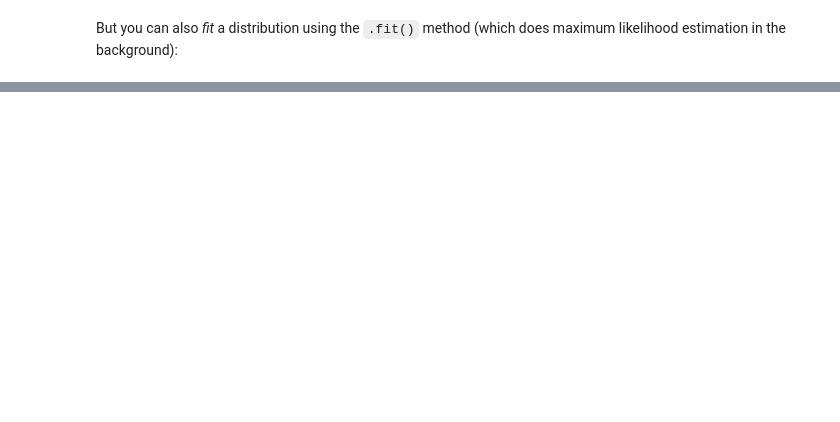
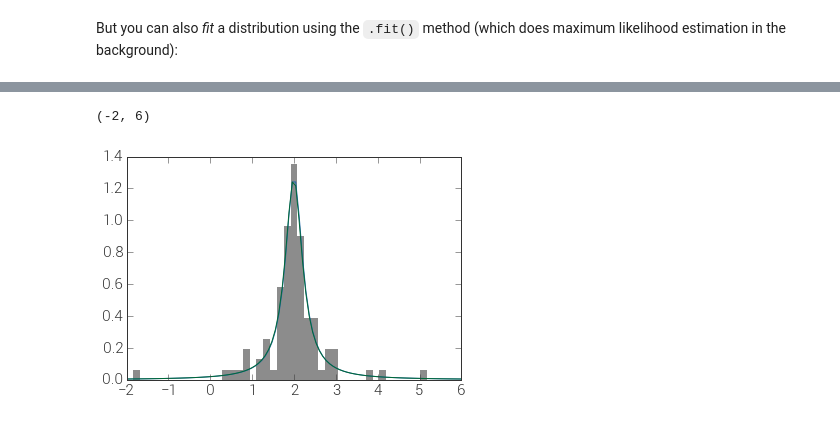
Before and after one commit to adrn/NYCastroML, a Jupyter notebook: Chapter3/Univariate distributions.ipynb, the cells around one changed output, grey strips where cells are left out. Cells and saved outputs as stored; diff of their text form; code cells hidden in the pictures; blank space fills up the shorter version.

```diff
--- a/Chapter3/Univariate distributions.ipynb
+++ b/Chapter3/Univariate distributions.ipynb
@@ -29,0 +40,16 @@ xlim(1, 4)
+# %%
+loc,scale = 2., 0.25
+data = cauchy.rvs(loc=loc, scale=scale, size=100)
+
+mle_loc,mle_scale = cauchy.fit(data)
+
+n = hist(data, bins=np.linspace(-2,6,50),
+         normed=True, alpha=0.5)
+
+x = np.linspace(-2.,6,100)
+plot(x, cauchy.pdf(x, loc=loc, scale=scale))
+plot(x, cauchy.pdf(x, loc=mle_loc, scale=mle_scale))
+xlim(-2,6)
+# %% [output]
+(-2, 6)
+[figure, added]
```
Also changed, not shown: parts of 5 cells of this notebook.
